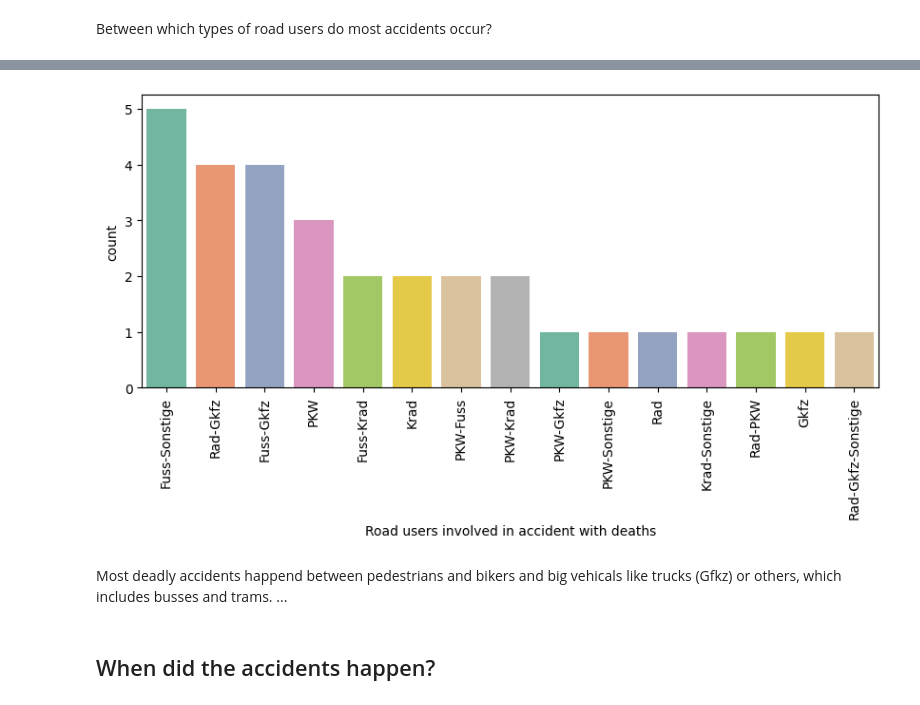
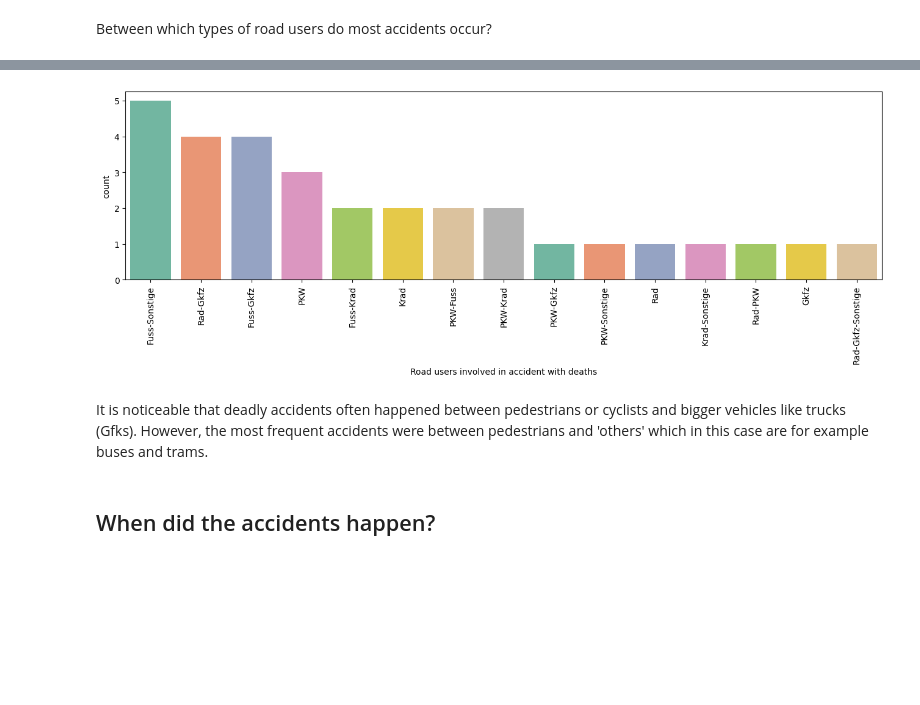
Before and after one commit to helenakohl/2023-amse-template, a Jupyter notebook: project/report.ipynb, the cells around one changed output, grey strips where cells are left out. Saved outputs shown, nothing was run; the diff lists cells and outputs as text; code cells hidden in the pictures; blank space fills up the shorter version.

```diff
--- a/project/report.ipynb
+++ b/project/report.ipynb
@@ -80,14 +84,13 @@ deaths = accidents[accidents['UKATEGORIE'] == 'with deaths']
 # %%
-f, ax = plt.subplots(figsize=(10, 4))
+f, ax = plt.subplots(figsize=(16, 4))
 sns.countplot(x='BETEILIGT', data=deaths, order=deaths['BETEILIGT'].value_counts().index, palette='Set2')
 plt.xticks(rotation='vertical')
 plt.xlabel('Road users involved in accident with deaths')
 plt.show()
 # %% [output]
-[figure, old version]
+[figure, new version]
-# %% [markdown]
-Most deadly accidents happend between pedestrians and bikers and big vehicals like trucks (Gfkz) or others, which includes busses and trams.
-...
+# %% [markdown]
+It is noticeable that deadly accidents often happened between pedestrians or cyclists and bigger vehicles like trucks (Gfks). However, the most frequent accidents were between pedestrians and 'others' which in this case are for example buses and trams.
 # %% [markdown]
 ## When did the accidents happen?
 # %% [markdown]
```
Also changed, not shown: parts of 27 cells of this notebook.
